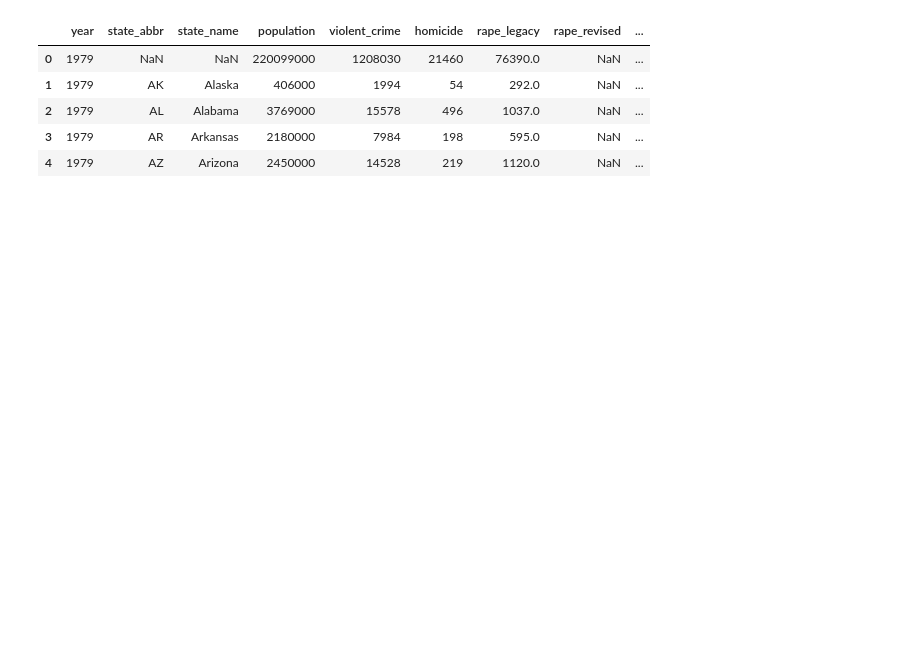
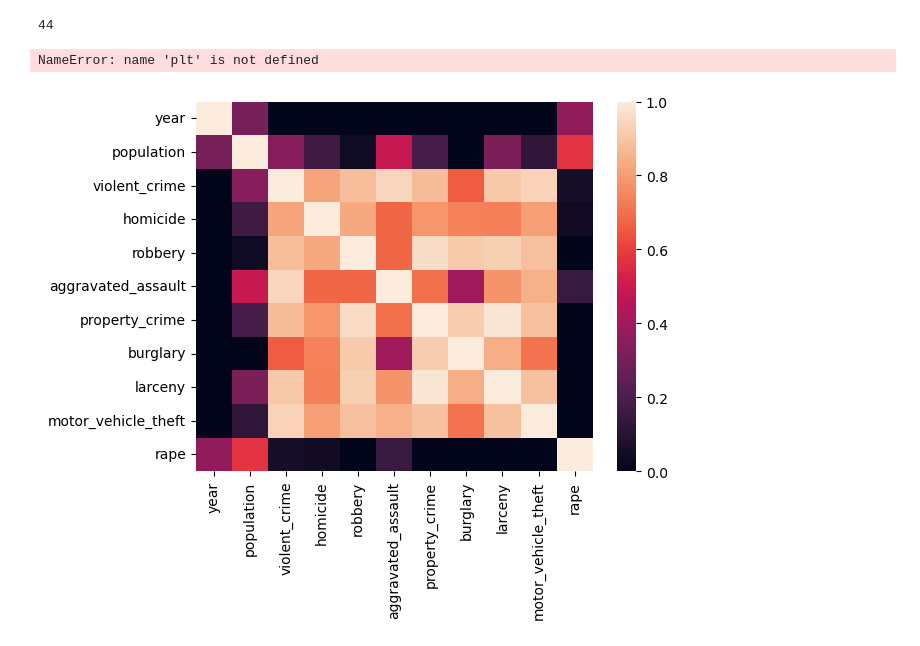
Before and after one commit to shubhamsati97/FinancialImplicationsOfCrimeInUSA, a Jupyter notebook: data/crime/Crime Exploration.ipynb, the cells around one changed output. Cells and saved outputs as stored; diff of their text form; code cells hidden in the pictures; blank space fills up the shorter version.

Commit message:
Added monthly crime data and heatmap of correlation between crime features

```diff
--- a/data/crime/Crime Exploration.ipynb
+++ b/data/crime/Crime Exploration.ipynb
@@ -4,24 +5,35 @@ import pandas as pd
 dataset_path = "./estimated_crimes_1979_2022.csv"
 data = pd.read_csv(dataset_path)
 data.head()
+data = data.drop(["state_abbr","state_name","caveats"],axis=1)
-# %% [output]
-|  | year | state_abbr | state_name | population | violent_crime | homicide | rape_legacy | rape_revised | ... |
-| 0 | 1979 | NaN | NaN | 220099000 | 1208030 | 21460 | 76390.0 | NaN | ... |
-| 1 | 1979 | AK | Alaska | 406000 | 1994 | 54 | 292.0 | NaN | ... |
-| 2 | 1979 | AL | Alabama | 3769000 | 15578 | 496 | 1037.0 | NaN | ... |
-| 3 | 1979 | AR | Arkansas | 2180000 | 7984 | 198 | 595.0 | NaN | ... |
-| 4 | 1979 | AZ | Arizona | 2450000 | 14528 | 219 | 1120.0 | NaN | ... |
 # %%
-data = data.drop(["state_abbr","state_name","caveats"],axis=1)
 aggregation_functions = {}
 for col_name in data.columns:
     if col_name == "year":
-        continue
+        aggregation_functions[col_name] = 'equals'
     if col_name == "population" :
         aggregation_functions[col_name] = 'sum'
     else:
         aggregation_functions[col_name] = 'mean'
-
-# aggregation_functions = {'population': 'sum','violent_crime':'avg','homicide':'sum','rape_legacy':'sum',}
-modified_data = data.groupby(data['year']).aggregate(aggregation_functions)
+# %%
+# aggregation_functions = {'population': 'sum','violent_crime':'avg','homicide':'sum','rape_legacy':'sum',}
+modified_data = data.groupby(data['year']).aggregate(aggregation_functions)
+modified_data['rape_legacy'].fillna(0, inplace=True)
+modified_data['rape_revised'].fillna(0, inplace=True)
+
+modified_data['rape'] = modified_data['rape_legacy']+ modified_data['rape_revised']
+modified_data = modified_data.drop(["rape_legacy","rape_revised"],axis=1)
+
+print(len(modified_data))
+
+corr = modified_data.corr()
+ax = sns.heatmap(corr , vmin=0, vmax=1)
+plt.show()
+
+# df_expanded = modified_data.loc[modified_data.index.repeat(12)].reset_index(drop=True)
+# print(len(df_expanded))
+# %% [output]
+44
+NameError: name 'plt' is not defined
+[figure, added]
 # %%
```
Also changed, not shown: parts of 3 cells of this notebook, 4 other files.
